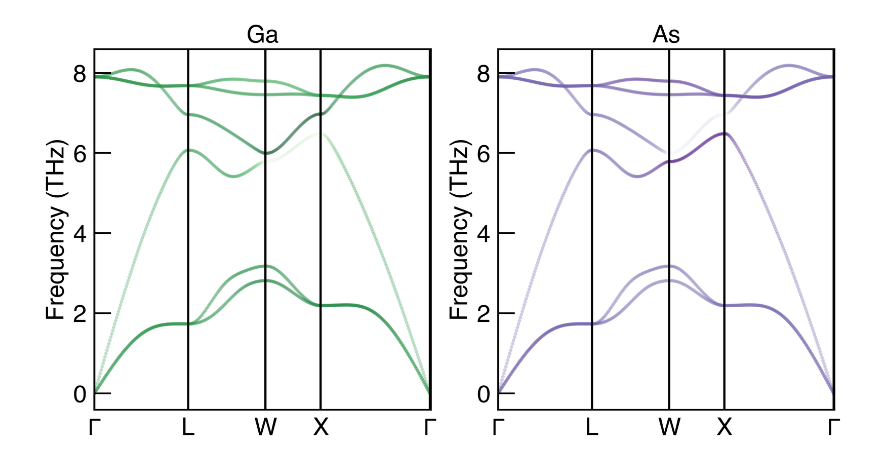
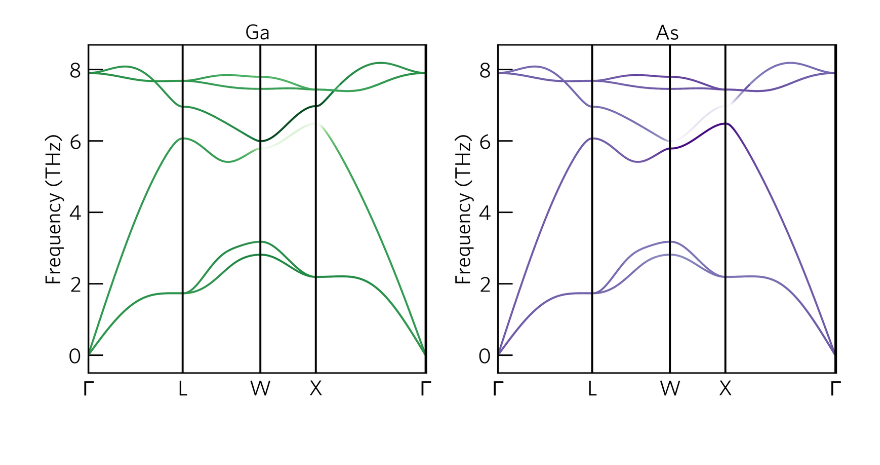
Before and after one commit to badw/phonon-dispersion-projections, a Jupyter notebook: notebooks/phonon_grabber.ipynb, the cells around one changed output. Drawn from its saved outputs; the diff is of its cells as text; code cells hidden in the pictures; blank space fills up the shorter version.

```diff
--- a/notebooks/phonon_grabber.ipynb
+++ b/notebooks/phonon_grabber.ipynb
@@ -2,20 +2,21 @@
 from pdp.phonon_projections import PhonopySumoProjections
 import matplotlib.pyplot as plt
 import numpy as np
-# %%
-fig,(ax1,ax2)= plt.subplots(1,2,figsize=(12,6),dpi=300)
-phonons = PhonopySumoProjections(FORCES='../example/GaAs/FORCE_SETS',
-                                 unitcell='../example/GaAs/POSCAR',
-                                 dim=[4,4,4])
-bs = phonons.get_sumo_phonons()
-phonons.create_plot_scatter(bs=bs,element='Ga',cmap='Greens',ax=ax1)
-phonons.create_plot_scatter(bs=bs,element='As',cmap='Purples',ax=ax2)
-ax1.set_title('Ga')
-ax2.set_title('As')
-plt.savefig('../example/GaAs/gaas.png',transparent=True)
-plt.show()
-# %% [output]
-[figure, removed]
+# %%
+fig,(ax1,ax2)= plt.subplots(1,2,figsize=(12,6),dpi=300)
+phonons = PhonopySumoProjections(FORCES='../example/GaAs/FORCE_SETS',
+                                 unitcell='../example/GaAs/POSCAR',
+                                 dim=[4,4,4])
+bs = phonons.get_sumo_phonons()
+phonons.create_plot(bs=bs,element='Ga',cmap='Greens',ax=ax1)
+phonons.create_plot(bs=bs,element='As',cmap='Purples',ax=ax2)
+ax1.set_title('Ga')
+ax2.set_title('As')
+plt.tight_layout()
+plt.savefig('../example/GaAs/gaas.png',transparent=True)
+plt.show()
+# %% [output]
+[figure, added]
 # %%
 fig,(ax1,ax2)= plt.subplots(1,2,figsize=(12,6),dpi=300)
 phonons = PhonopySumoProjections(FORCES='../example/ZnO/FORCE_CONSTANTS',
```
Also changed, not shown: parts of 1 cell of this notebook, 3 other files.
